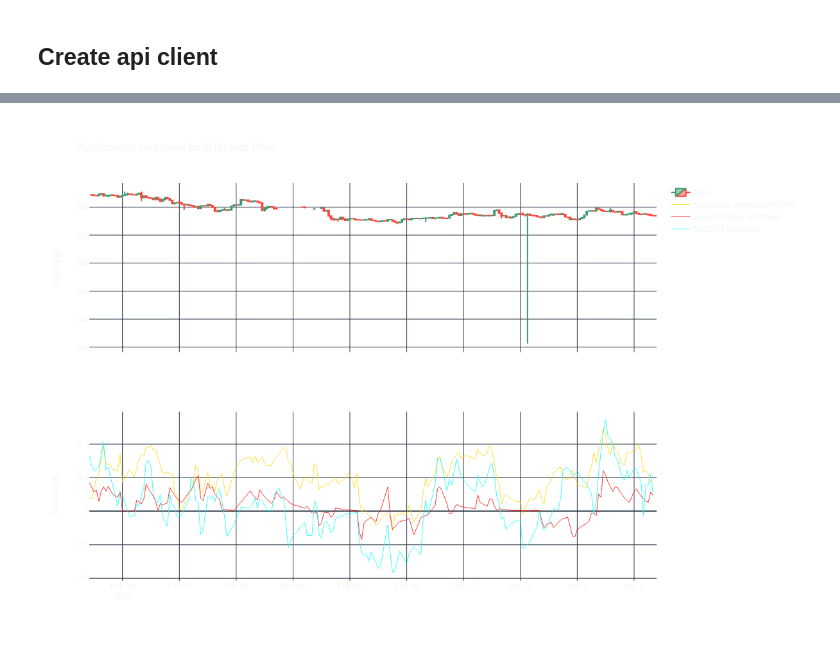
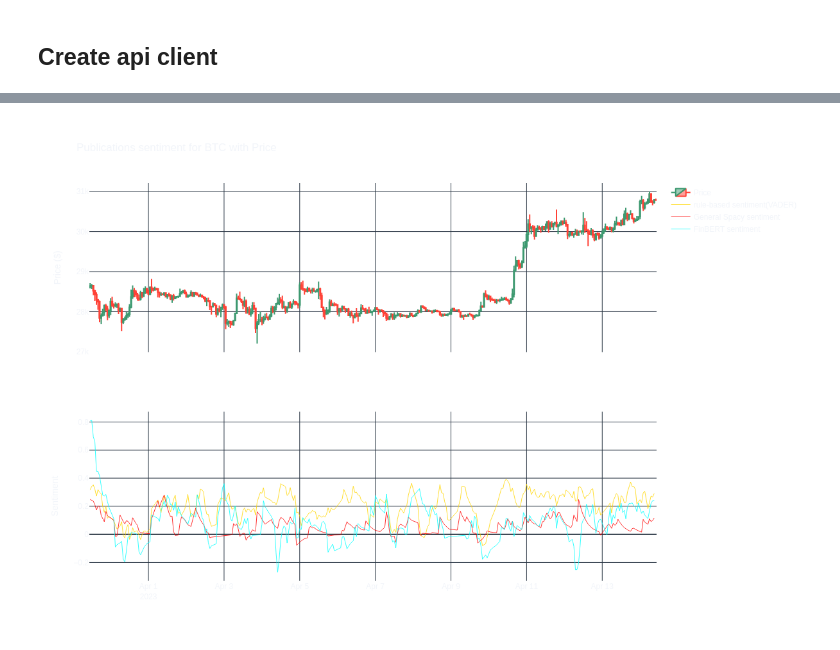
Before and after one commit to QuantNodeAI/quantnode-examples, a Jupyter notebook: query_api_examples/sentiment_metrics.ipynb, the cells around one changed output, grey strips where cells are left out. Drawn from its saved outputs; the diff is of its cells as text; code cells hidden in the pictures.

Commit message:
remove chains from query examples

```diff
--- a/query_api_examples/sentiment_metrics.ipynb
+++ b/query_api_examples/sentiment_metrics.ipynb
@@ -255,11 +255,8 @@ fig.show("png")
 # %%
-tohlcv_query = """SELECT p.bucket as time, open_stable, high_stable, low_stable, close_stable, v.volume
-FROM series.chain_bsc.price_ticks_hourly p
-         join series.chain_bsc.volume_ticks_hourly v
-              on (p.bucket = v.bucket and p.token_id = v.token_id and p.platform_id = v.platform_id)
-WHERE p.token_id = 204
-  and p.platform_id = 1
-  and p.bucket >= now() - interval '10' day
+tohlcv_query = """SELECT time, p.symbol, open, high, low, close, volume, trades
+FROM cex.binance.candles_hourly join cex.binance.pairs p on p.id = candles_hourly.pair_id
+WHERE time >= now() - interval '15' day
+  and pair_id = 1
 ORDER BY time;"""
 
 tohlcv_resp = client.get_data_response(tohlcv_query)
@@ -283,32 +280,32 @@ tohlcv_resp
 # %%
 fig = make_subplots(rows=2, cols=1, shared_xaxes=True)
 
 candlestick = go.Candlestick(
     x=tohlcv_resp['time'],
-    open=tohlcv_resp['open_stable'],
-    high=tohlcv_resp['high_stable'],
-    low=tohlcv_resp['low_stable'],
-    close=tohlcv_resp['close_stable'],
+    open=tohlcv_resp['open'],
+    high=tohlcv_resp['high'],
+    low=tohlcv_resp['low'],
+    close=tohlcv_resp['close'],
     name="Price"
 )
 
 fig.add_trace(candlestick, row=1, col=1)
 fig.add_trace(sentiment1_ewm, row=2, col=1)
 fig.add_trace(sentiment2_ewm, row=2, col=1)
 fig.add_trace(sentiment3_ewm, row=2, col=1)
 
 fig.update_layout(
     width=1200, height=800,
     title="Publications sentiment for BTC with Price",
     paper_bgcolor='rgba(0,0,0,0)',
     plot_bgcolor='rgba(0,0,0,0)',
     xaxis_rangeslider_visible=False
 )
 
 # Set y-axes titles
 fig.update_yaxes(title_text="Sentiment", row=2, col=1)
 fig.update_yaxes(title_text="Price ($)", row=1, col=1)
 
 fig.show("png"  )
 # %% [output]
-[figure, old version]
+[figure, new version]
```
Also changed, not shown: parts of 9 cells of this notebook, 7 other files.
